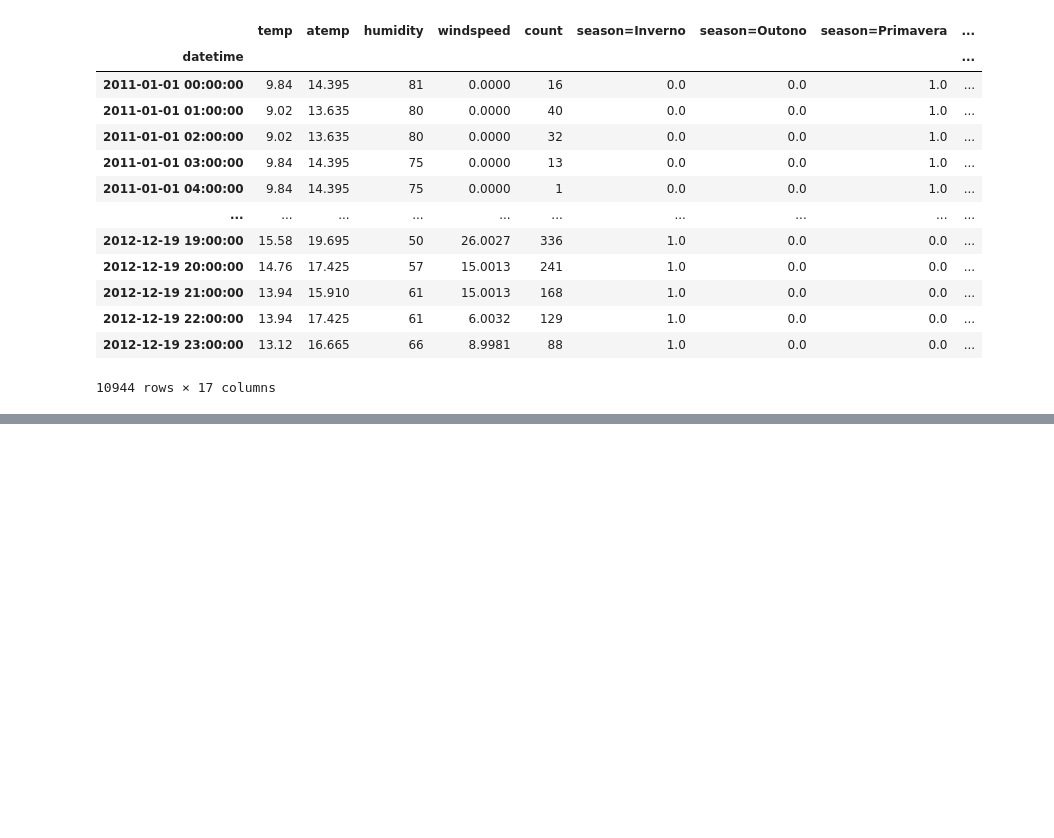
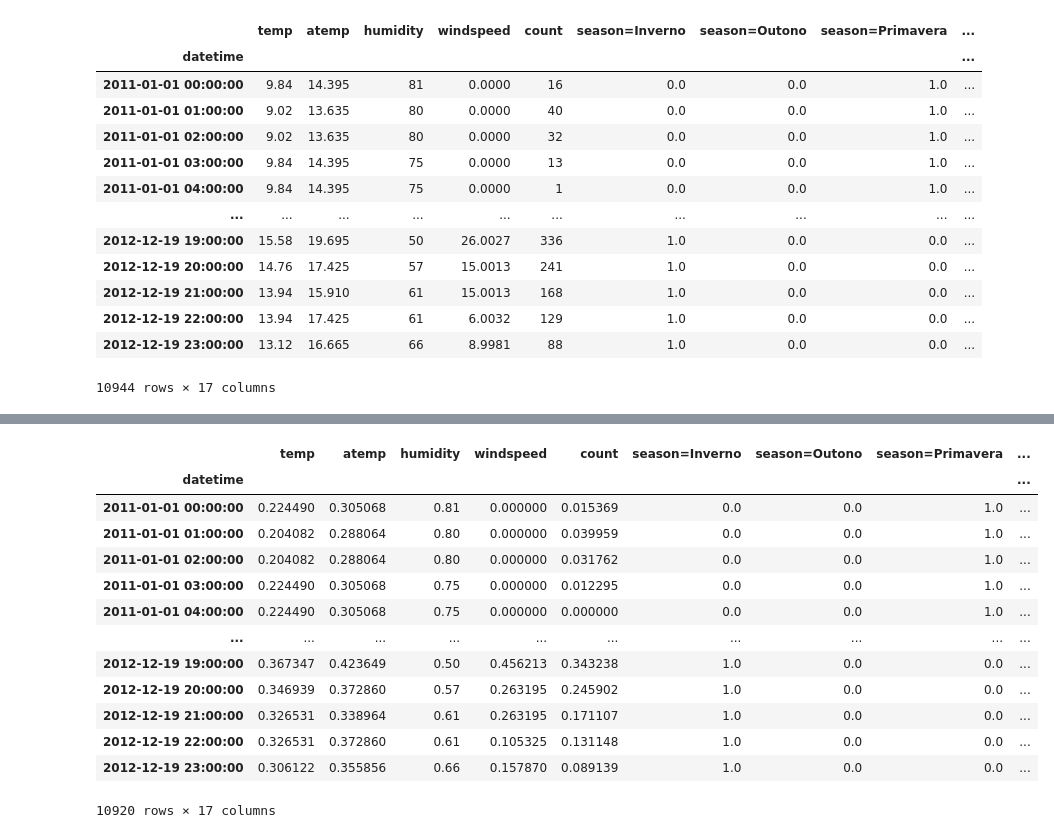
Before and after one commit to montanha22/po233-bike-sharing-demand, a Jupyter notebook: preproc.ipynb, the cells around one changed output, grey strips where cells are left out. Saved outputs shown, nothing was run; the diff lists cells and outputs as text; code cells hidden in the pictures; blank space fills up the shorter version.

```diff
--- a/preproc.ipynb
+++ b/preproc.ipynb
@@ -163,0 +158,21 @@ non_categorical
+# %%
+normalized_bikes = normalized_bikes[normalized_bikes['humidity'] > 0]
+# %%
+normalized_bikes = normalized_bikes[normalized_bikes['windspeed'] < 0.57]
+# %%
+normalized_bikes
+# %% [output]
+|  | temp | atemp | humidity | windspeed | count | season=Inverno | season=Outono | season=Primavera | ... |
+| datetime |  |  |  |  |  |  |  |  | ... |
+| 2011-01-01 00:00:00 | 0.224490 | 0.305068 | 0.81 | 0.000000 | 0.015369 | 0.0 | 0.0 | 1.0 | ... |
+| 2011-01-01 01:00:00 | 0.204082 | 0.288064 | 0.80 | 0.000000 | 0.039959 | 0.0 | 0.0 | 1.0 | ... |
+| 2011-01-01 02:00:00 | 0.204082 | 0.288064 | 0.80 | 0.000000 | 0.031762 | 0.0 | 0.0 | 1.0 | ... |
+| 2011-01-01 03:00:00 | 0.224490 | 0.305068 | 0.75 | 0.000000 | 0.012295 | 0.0 | 0.0 | 1.0 | ... |
+| 2011-01-01 04:00:00 | 0.224490 | 0.305068 | 0.75 | 0.000000 | 0.000000 | 0.0 | 0.0 | 1.0 | ... |
+| ... | ... | ... | ... | ... | ... | ... | ... | ... | ... |
+| 2012-12-19 19:00:00 | 0.367347 | 0.423649 | 0.50 | 0.456213 | 0.343238 | 1.0 | 0.0 | 0.0 | ... |
+| 2012-12-19 20:00:00 | 0.346939 | 0.372860 | 0.57 | 0.263195 | 0.245902 | 1.0 | 0.0 | 0.0 | ... |
+| 2012-12-19 21:00:00 | 0.326531 | 0.338964 | 0.61 | 0.263195 | 0.171107 | 1.0 | 0.0 | 0.0 | ... |
+| 2012-12-19 22:00:00 | 0.326531 | 0.372860 | 0.61 | 0.105325 | 0.131148 | 1.0 | 0.0 | 0.0 | ... |
+| 2012-12-19 23:00:00 | 0.306122 | 0.355856 | 0.66 | 0.157870 | 0.089139 | 1.0 | 0.0 | 0.0 | ... |
+10920 rows × 17 columns
```
Also changed, not shown: parts of 5 cells of this notebook, 2 other files.
